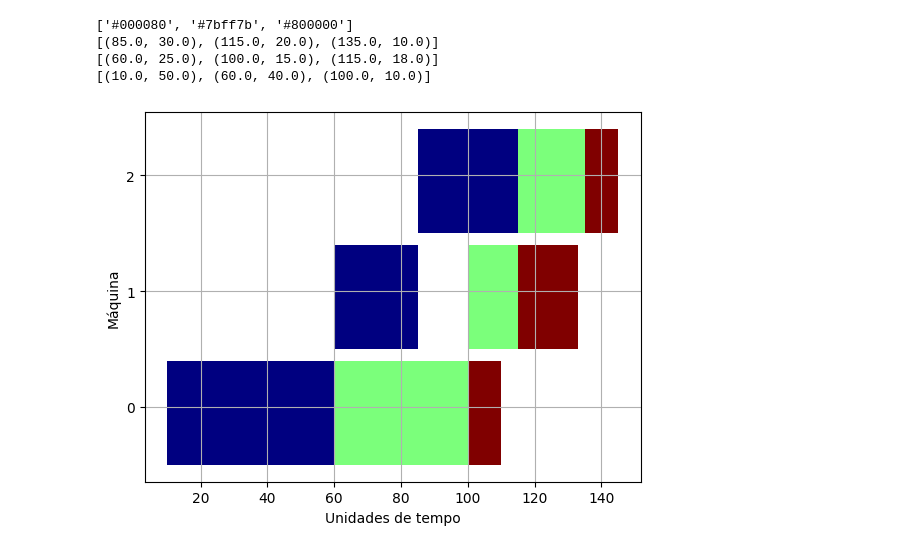
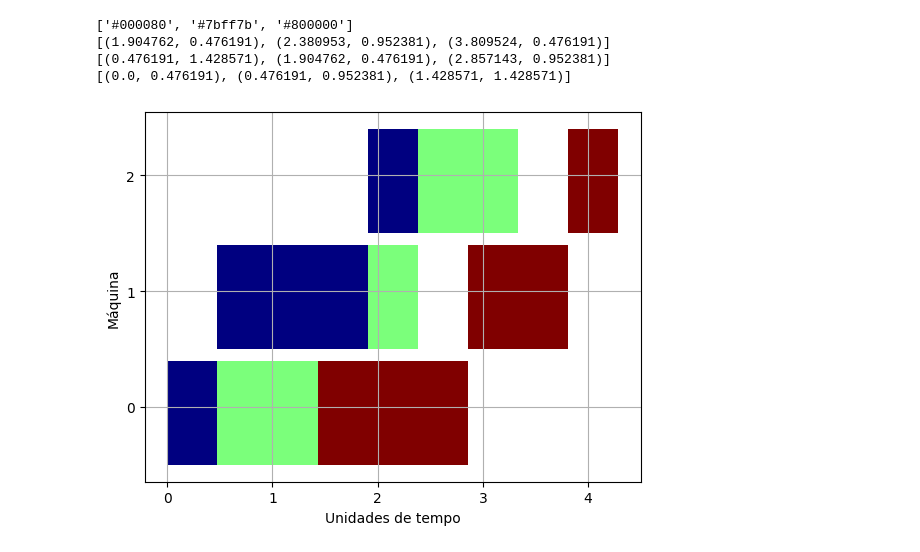
Before and after one commit to guilherme-couto/Green-Scheduling-Distributed-Flowshop-Problem, a Jupyter notebook: analysis/gantt_chart.ipynb, the cells around one changed output. Saved outputs shown, nothing was run; the diff lists cells and outputs as text; code cells hidden in the pictures.

Commit message:
testes e plots das fábricas

```diff
--- a/analysis/gantt_chart.ipynb
+++ b/analysis/gantt_chart.ipynb
@@ -27,35 +28,38 @@ def get_timelines_from_file(path):
         next(reader, None)
         for row in reader:
             timeline = []
             for i in range(0, len(row), 2):
                 timeline.append((float(row[i]), float(row[i+1])))
             timelines.append(timeline)
 
+    timelines.reverse()
 
     return timelines
 
 
-timelines = get_timelines_from_file('ex_factory.csv')
+timelines = get_timelines_from_file('factory_test.csv')
 ytick_labels = range(len(timelines))
 yticks = range(15, len(timelines)*10 + 15, 10)
 fig, gnt = plt.subplots()
 gnt.set_xlabel('Unidades de tempo')
 gnt.set_ylabel('Máquina')
 gnt.set_yticks(yticks)
 gnt.set_yticklabels(ytick_labels)
 gnt.grid(True)
 
 num_jobs = len(timelines[0])
 cmap = cm.get_cmap('jet', num_jobs)
 gantt_colors = [ colors.to_hex(cmap(i)) for i in range(num_jobs)]
 print(gantt_colors)
 
 for i, t in enumerate(timelines):
     gnt.broken_barh(t, (10*(len(timelines)-i), 9), facecolors =gantt_colors)
     print(t)
+
+plt.show()
 # %% [output]
 ['#000080', '#7bff7b', '#800000']
-[(85.0, 30.0), (115.0, 20.0), (135.0, 10.0)]
-[(60.0, 25.0), (100.0, 15.0), (115.0, 18.0)]
-[(10.0, 50.0), (60.0, 40.0), (100.0, 10.0)]
+[(1.904762, 0.476191), (2.380953, 0.952381), (3.809524, 0.476191)]
+[(0.476191, 1.428571), (1.904762, 0.476191), (2.857143, 0.952381)]
+[(0.0, 0.476191), (0.476191, 0.952381), (1.428571, 1.428571)]
-[figure, old version]
+[figure, new version]
```
Also changed, not shown: parts of 3 cells of this notebook, 14 other files.
